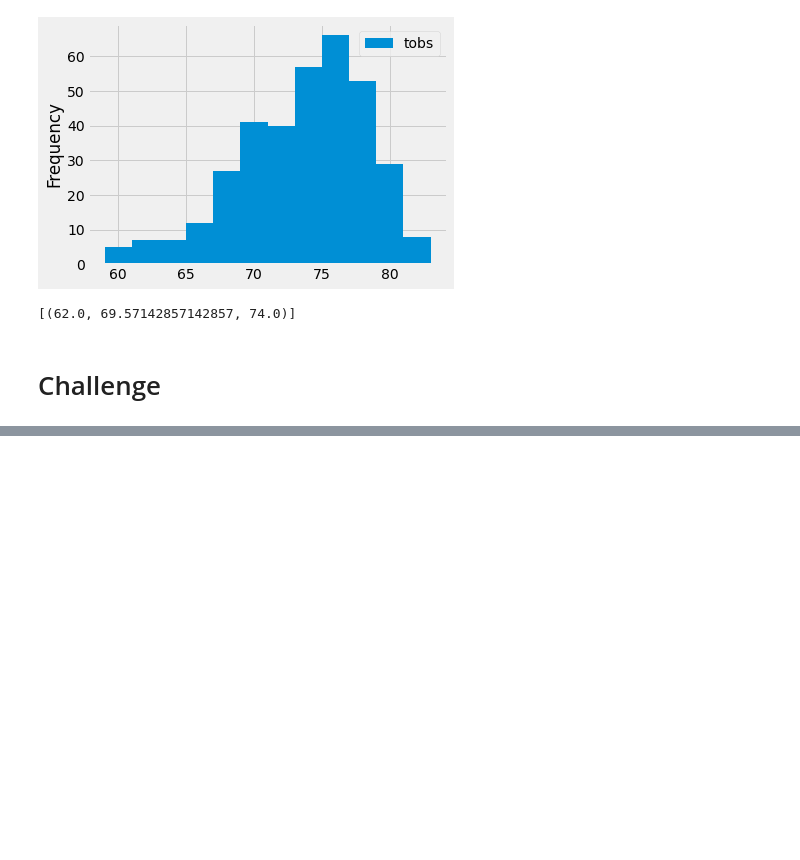
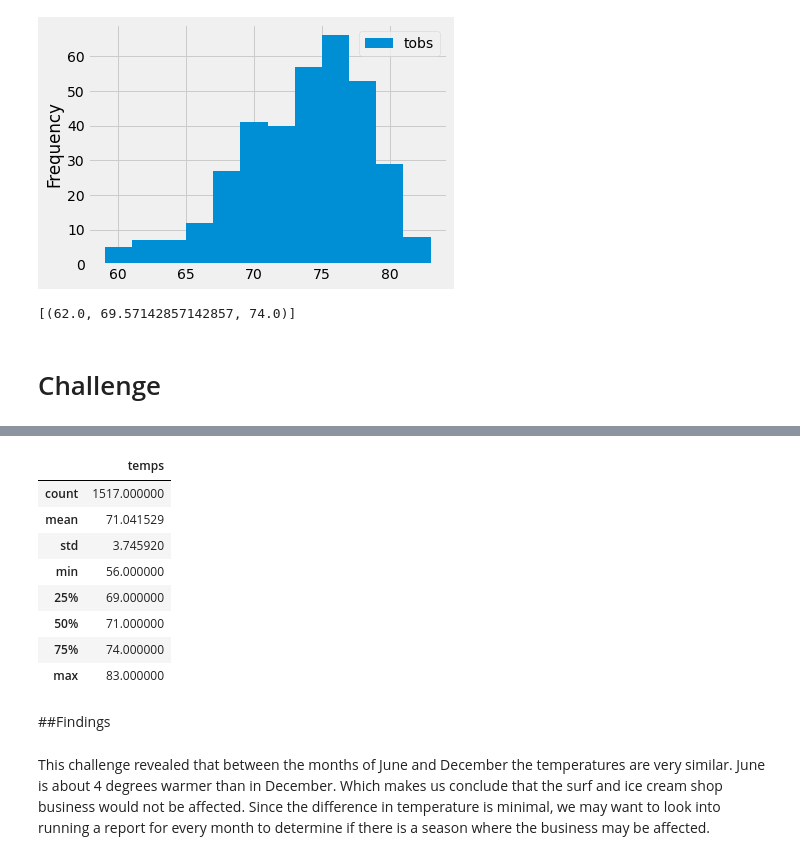
Before and after one commit to kpineda21/surfs_up, a Jupyter notebook: climate_analysis.ipynb, the cells around one changed output, grey strips where cells are left out. Drawn from its saved outputs; the diff is of its cells as text; code cells hidden in the pictures; blank space fills up the shorter version.

Commit message:
add challenge.

```diff
--- a/climate_analysis.ipynb
+++ b/climate_analysis.ipynb
@@ -148,0 +204,17 @@ print(calc_temp('2012-02-28', '2012-03-05'))
+# %%
+dec_df = pd.DataFrame(dec_temps_list, columns=["temps"])
+dec_df.describe()
+# %% [output]
+|  | temps |
+| count | 1517.000000 |
+| mean | 71.041529 |
+| std | 3.745920 |
+| min | 56.000000 |
+| 25% | 69.000000 |
+| 50% | 71.000000 |
+| 75% | 74.000000 |
+| max | 83.000000 |
+# %% [markdown]
+##Findings
+# %% [markdown]
+This challenge revealed that between the months of June and December the temperatures are very similar. June is about 4 degrees warmer than in December. Which makes us conclude that the surf and ice cream shop business would not be affected. Since the difference in temperature is minimal, we may want to look into running a report for every month to determine if there is a season where the business may be affected.
```
Also changed, not shown: parts of 10 cells of this notebook, 1 other file.
